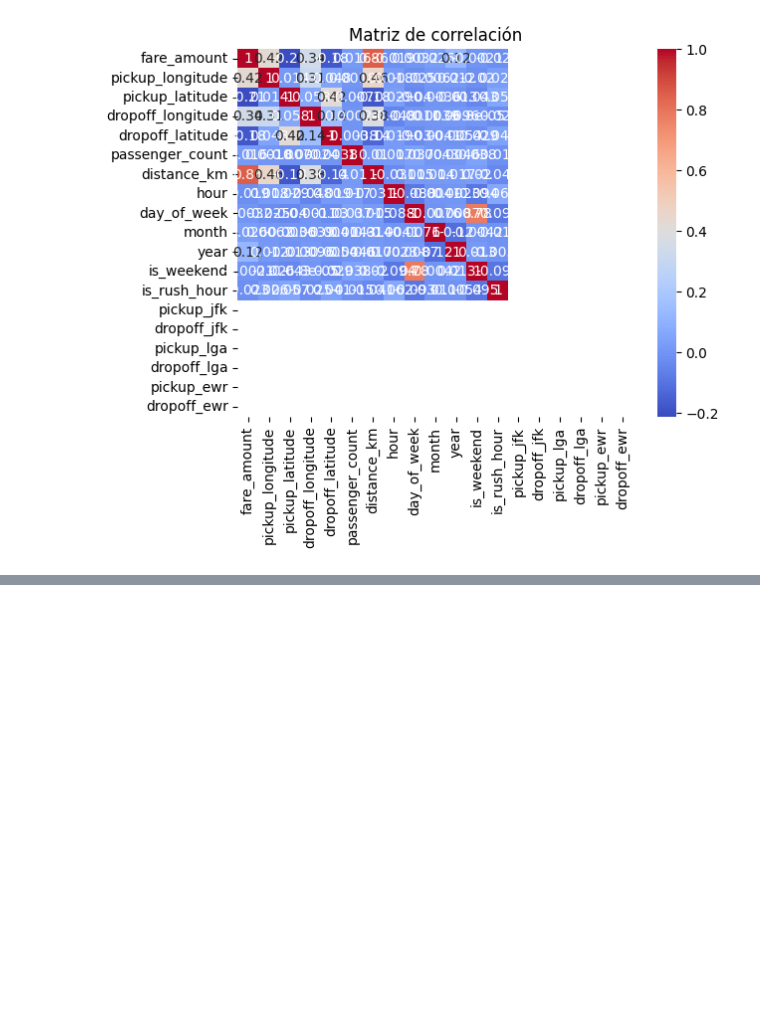
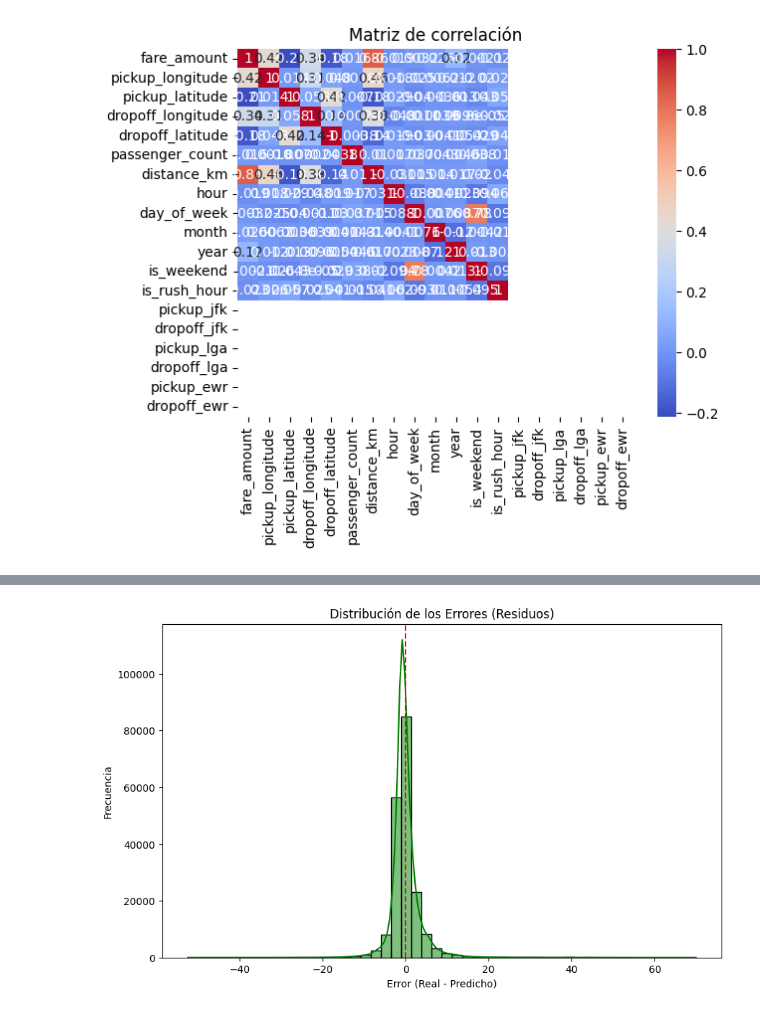
Before and after one commit to ArielaMishaanCohen/Proyecto-1, a Jupyter notebook: proyecto1.ipynb, the cells around one changed output, grey strips where cells are left out. Cells and saved outputs as stored; diff of their text form; code cells hidden in the pictures; blank space fills up the shorter version.

```diff
--- a/proyecto1.ipynb
+++ b/proyecto1.ipynb
@@ -351,0 +566,11 @@ plt.show()
+# %%
+errores = y_test - y_pred_rf
+plt.figure(figsize=(10, 6))
+sns.histplot(errores, bins=50, kde=True, color='green')
+plt.title('Distribución de los Errores (Residuos)')
+plt.xlabel('Error (Real - Predicho)')
+plt.ylabel('Frecuencia')
+plt.axvline(x=0, color='red', linestyle='--')
+plt.show()
+# %% [output]
+[figure, added]
```
Also changed, not shown: parts of 32 cells of this notebook.
